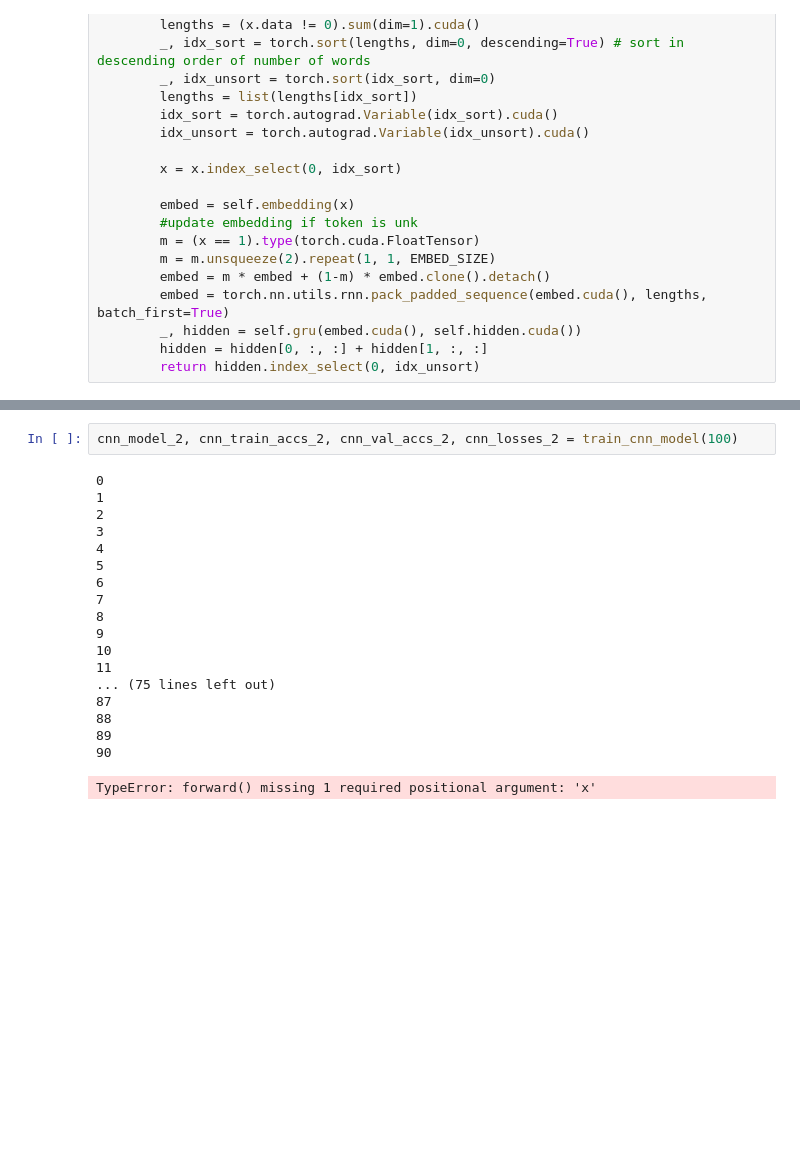
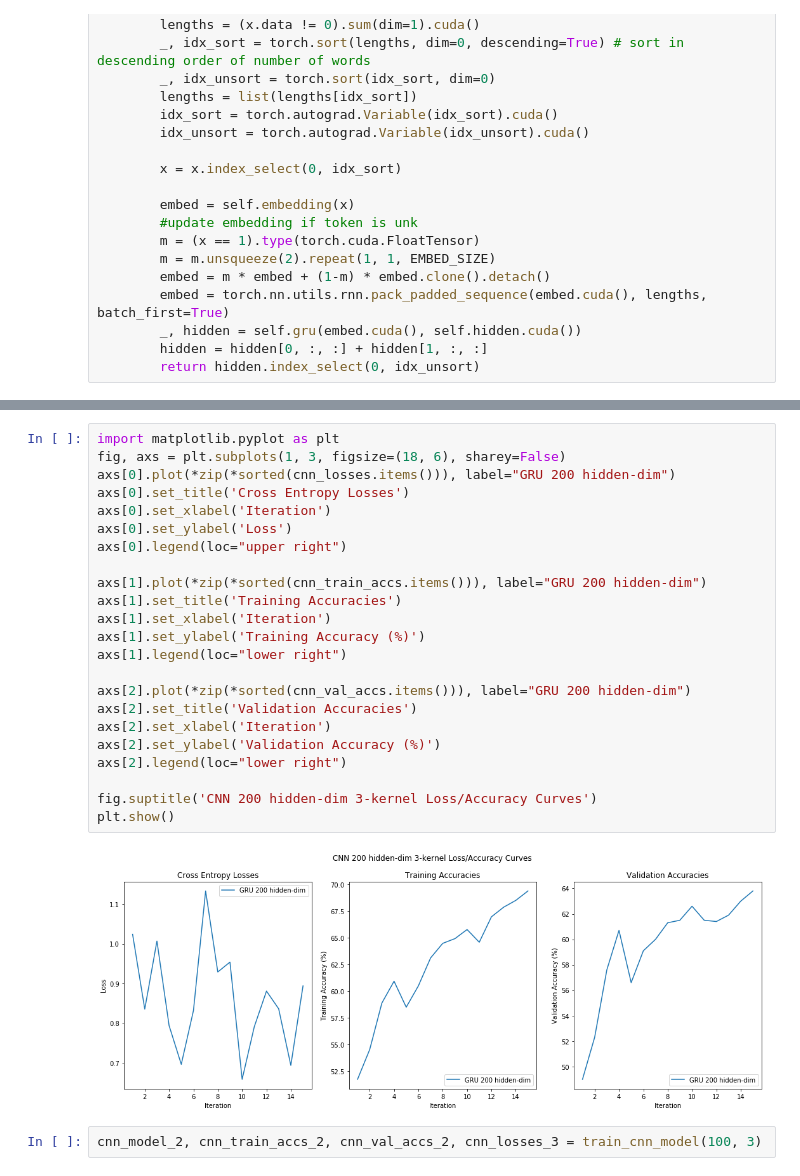
Before and after one commit to darren-geng/RNN-CNN-Based-NLI, a Jupyter notebook: hw2.ipynb, the cells around one changed output, grey strips where cells are left out. Cells and saved outputs as stored; diff of their text form; blank space fills up the shorter version.

```diff
--- a/hw2.ipynb
+++ b/hw2.ipynb
@@ -420,24 +357,30 @@ SyntaxError: can't use starred expression here (cell_name, line 7)
+# %%
+import matplotlib.pyplot as plt
+fig, axs = plt.subplots(1, 3, figsize=(18, 6), sharey=False)
+axs[0].plot(*zip(*sorted(cnn_losses.items())), label="GRU 200 hidden-dim")
+axs[0].set_title('Cross Entropy Losses')
+axs[0].set_xlabel('Iteration')
+axs[0].set_ylabel('Loss')
+axs[0].legend(loc="upper right")
+
+axs[1].plot(*zip(*sorted(cnn_train_accs.items())), label="GRU 200 hidden-dim")
+axs[1].set_title('Training Accuracies')
+axs[1].set_xlabel('Iteration')
+axs[1].set_ylabel('Training Accuracy (%)')
+axs[1].legend(loc="lower right")
+
+axs[2].plot(*zip(*sorted(cnn_val_accs.items())), label="GRU 200 hidden-dim")
+axs[2].set_title('Validation Accuracies')
+axs[2].set_xlabel('Iteration')
+axs[2].set_ylabel('Validation Accuracy (%)')
+axs[2].legend(loc="lower right")
+
+fig.suptitle('CNN 200 hidden-dim 3-kernel Loss/Accuracy Curves')
+plt.show()
+# %% [output]
+[figure, added]
 # %%
-cnn_model_2, cnn_train_accs_2, cnn_val_accs_2, cnn_losses_2 = train_cnn_model(100)
+cnn_model_2, cnn_train_accs_2, cnn_val_accs_2, cnn_losses_3 = train_cnn_model(100, 3)
-# %% [output]
-0
-1
-2
-3
-4
-5
-6
-7
-8
-9
-10
-11
-... (75 lines left out)
-87
-88
-89
-90
-TypeError: forward() missing 1 required positional argument: 'x'
 # %%
 import matplotlib.pyplot as plt
 fig, axs = plt.subplots(1, 3, figsize=(18, 6), sharey=False)
```
Also changed, not shown: parts of 19 cells of this notebook.
